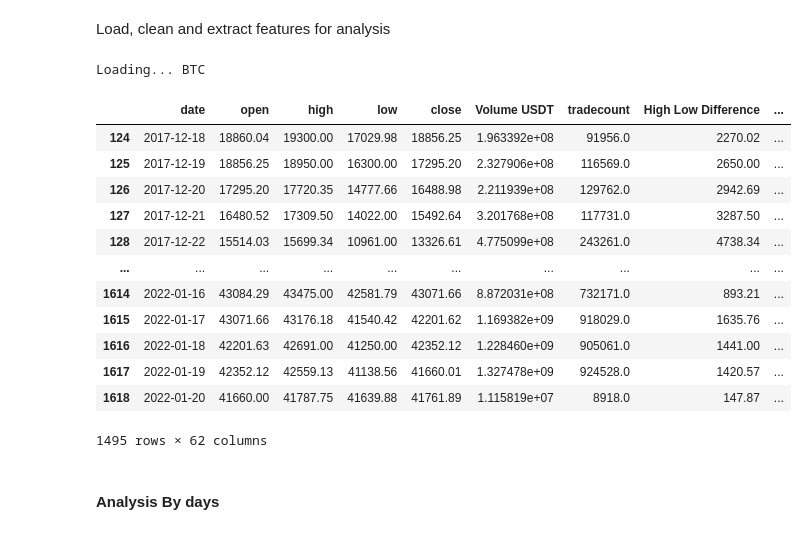
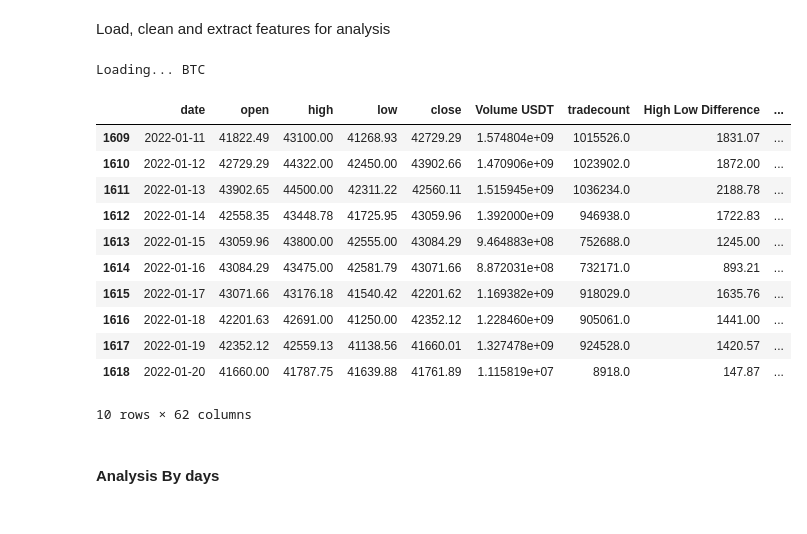
Before and after one commit to GZabalaG/crypto_bot, a Jupyter notebook: data_processor/Dataframe Analysis.ipynb, the cells around one changed output. Cells and saved outputs as stored; diff of their text form; code cells hidden in the pictures.

```diff
--- a/data_processor/Dataframe Analysis.ipynb
+++ b/data_processor/Dataframe Analysis.ipynb
@@ -129,29 +129,27 @@ cryptos = ['BTC']
 # %%
 crypto_df_list = []
 for crypto in cryptos:
     processor = DataProcessor([crypto])
     processor.load_data()
     processor.clean_data(crypto)
     processor.feature_extraction(crypto)
-
     df = processor.get_data(crypto)
     crypto_df_list.append(df)
-    display(df)
+    display(df.tail(10))
 # %% [output]
 Loading... BTC
 |  | date | open | high | low | close | Volume USDT | tradecount | High Low Difference | ... |
-| 124 | 2017-12-18 | 18860.04 | 19300.00 | 17029.98 | 18856.25 | 1.963392e+08 | 91956.0 | 2270.02 | ... |
-| 125 | 2017-12-19 | 18856.25 | 18950.00 | 16300.00 | 17295.20 | 2.327906e+08 | 116569.0 | 2650.00 | ... |
-| 126 | 2017-12-20 | 17295.20 | 17720.35 | 14777.66 | 16488.98 | 2.211939e+08 | 129762.0 | 2942.69 | ... |
-| 127 | 2017-12-21 | 16480.52 | 17309.50 | 14022.00 | 15492.64 | 3.201768e+08 | 117731.0 | 3287.50 | ... |
-| 128 | 2017-12-22 | 15514.03 | 15699.34 | 10961.00 | 13326.61 | 4.775099e+08 | 243261.0 | 4738.34 | ... |
-| ... | ... | ... | ... | ... | ... | ... | ... | ... | ... |
+| 1609 | 2022-01-11 | 41822.49 | 43100.00 | 41268.93 | 42729.29 | 1.574804e+09 | 1015526.0 | 1831.07 | ... |
+| 1610 | 2022-01-12 | 42729.29 | 44322.00 | 42450.00 | 43902.66 | 1.470906e+09 | 1023902.0 | 1872.00 | ... |
+| 1611 | 2022-01-13 | 43902.65 | 44500.00 | 42311.22 | 42560.11 | 1.515945e+09 | 1036234.0 | 2188.78 | ... |
+| 1612 | 2022-01-14 | 42558.35 | 43448.78 | 41725.95 | 43059.96 | 1.392000e+09 | 946938.0 | 1722.83 | ... |
+| 1613 | 2022-01-15 | 43059.96 | 43800.00 | 42555.00 | 43084.29 | 9.464883e+08 | 752688.0 | 1245.00 | ... |
 | 1614 | 2022-01-16 | 43084.29 | 43475.00 | 42581.79 | 43071.66 | 8.872031e+08 | 732171.0 | 893.21 | ... |
 | 1615 | 2022-01-17 | 43071.66 | 43176.18 | 41540.42 | 42201.62 | 1.169382e+09 | 918029.0 | 1635.76 | ... |
 | 1616 | 2022-01-18 | 42201.63 | 42691.00 | 41250.00 | 42352.12 | 1.228460e+09 | 905061.0 | 1441.00 | ... |
 | 1617 | 2022-01-19 | 42352.12 | 42559.13 | 41138.56 | 41660.01 | 1.327478e+09 | 924528.0 | 1420.57 | ... |
 | 1618 | 2022-01-20 | 41660.00 | 41787.75 | 41639.88 | 41761.89 | 1.115819e+07 | 8918.0 | 147.87 | ... |
-1495 rows × 62 columns
+10 rows × 62 columns
 # %%
 sns.set(rc={'figure.figsize':(5,2.5)})
 sns.set_style("whitegrid")
```
Also changed, not shown: 3 other files.
